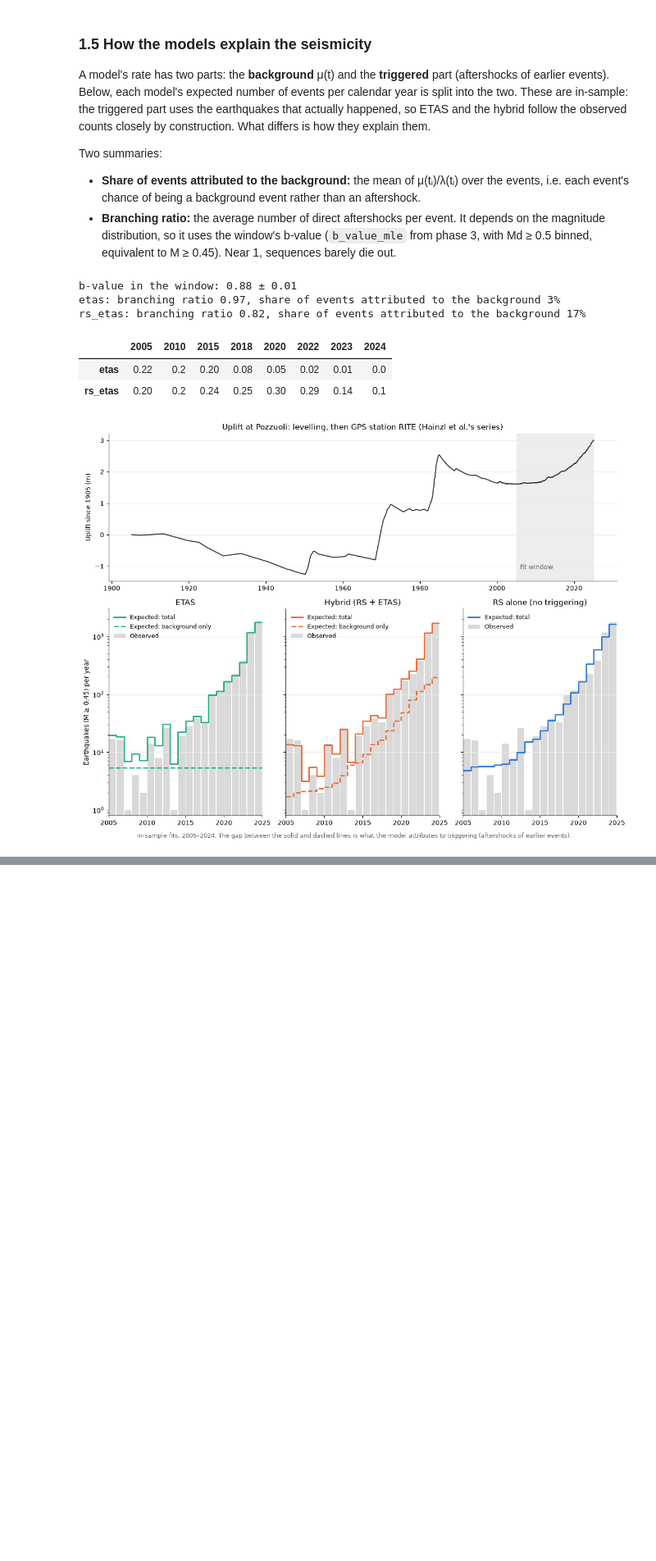
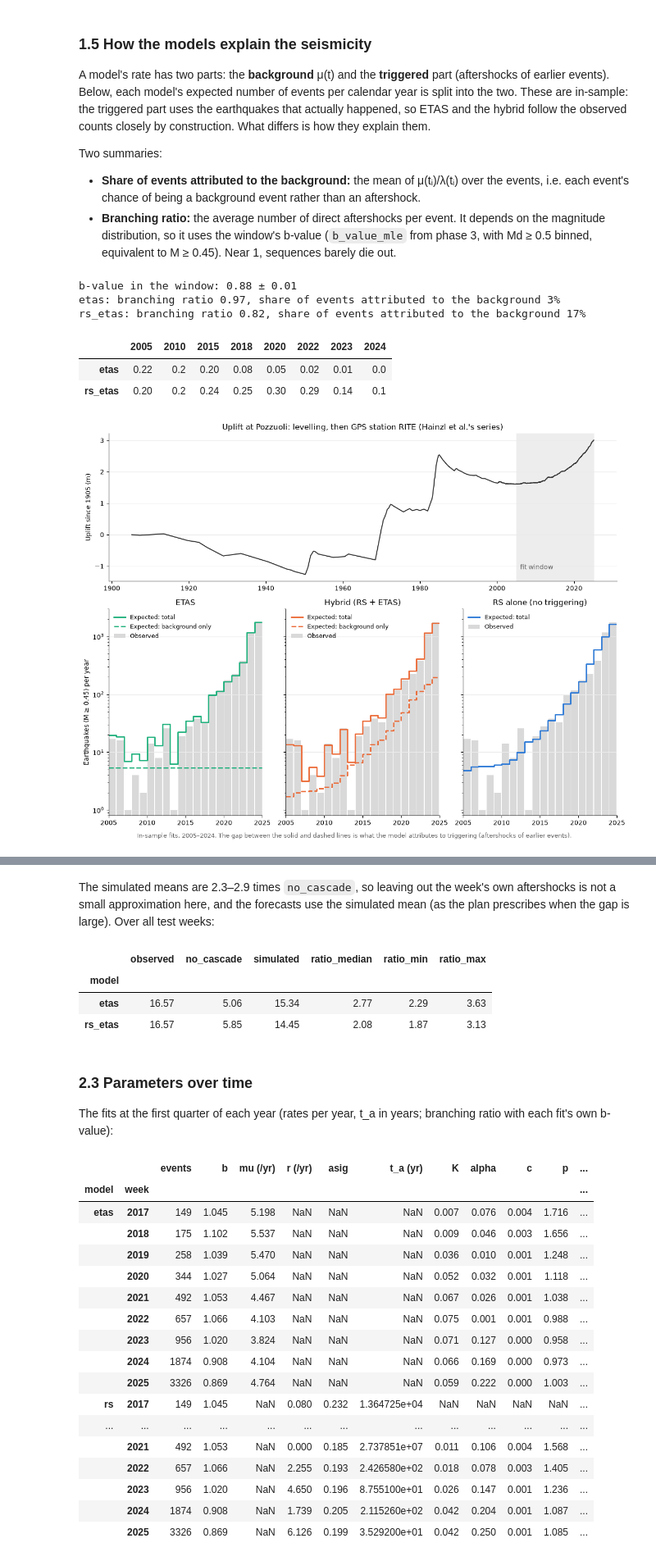
Before and after one commit to PatrickBolton/flegrei-seismicity, a Jupyter notebook: notebooks/06_physics_baselines.ipynb, the cells around one changed output, grey strips where cells are left out. Shown at 82% size. Saved outputs shown, nothing was run; the diff lists cells and outputs as text; code cells hidden in the pictures; blank space fills up the shorter version.

```diff
--- a/notebooks/06_physics_baselines.ipynb
+++ b/notebooks/06_physics_baselines.ipynb
@@ -292,0 +306,28 @@ These are in-sample fits on data to Feb 2025. Whether the hybrid's advantage sur
+# %%
+from src.evaluation import (add_horizon_targets, add_threshold_targets, distribution_scores,
+                            nb_probability_at_least_one, paired_difference, probability_report, rolling_dispersion,
+                            walk_forward, weekly_poisson_deviance)
+from src.experiments import MAIN, run, run_physics
+from src.features import build_features
+from src.models import share_large
+from src.completeness import b_value_mle
+from src.physics import (check_no_lookahead, make_physics_forecaster, physics_events, rite_offset, to_mjd,
+                         uplift_series)
+
+catalogue = pd.read_parquet("../data/processed/catalogue.parquet")
+gps = pd.read_parquet("../data/processed/gps_daily.parquet")
+# The same weekly table as notebook 05 (it runs to late January 2026 for the 4-week targets).
+table = build_features(catalogue, gps, "2005-01-03", "2026-01-25")
+table = add_threshold_targets(add_horizon_targets(table, 4), catalogue, 2.5, "25")
+our_events = physics_events(catalogue)
+our_uplift = uplift_series(uplift, gps)
+print(f"Events (binned Md ≥ 0.6): {len(our_events)}; RITE offset {rite_offset(uplift, gps):.4f} m; "
+      f"uplift to {to_time(our_uplift['mjd'].iloc[-1]):%Y-%m-%d} ({our_uplift['uplift'].iloc[-1]:.2f} m)")
+
+FORECAST_START, TEST_START, TEST_END, STEADY_START = "2017-01-02", "2020-01-06", "2025-12-22", "2024-01-01"
+part1 = run(table, MAIN, FORECAST_START, TEST_END)  # cached by notebook 05
+physics = run_physics(table, our_events, our_uplift, FORECAST_START, TEST_END)
+counts = pd.concat([part1["counts"], physics["counts"]], axis=1)
+test = table.loc[TEST_START:TEST_END]
+periods = {"2020–2025": np.ones(len(test), bool), "2024–2025": test.index >= STEADY_START}
+print(f"Count forecasters: {list(counts.columns)}")
@@ -292,0 +406,45 @@ These are in-sample fits on data to Feb 2025. Whether the hybrid's advantage sur
+# %% [markdown]
+The simulated means are 2.3–2.9 times `no_cascade`, so leaving out the week's own aftershocks is not a small approximation here, and the forecasts use the simulated mean (as the plan prescribes when the gap is large). Over all test weeks:
+# %%
+w = physics["weeks"].set_index("week")
+w = w[(w.index >= TEST_START) & (w["model"] != "rs")]
+w["ratio"] = w["expected"] / w["no_cascade"]
+w["observed"] = table["count"].reindex(w.index).to_numpy()
+w.groupby("model").agg(observed=("observed", "mean"), no_cascade=("no_cascade", "mean"), simulated=("expected", "mean"),
+                       ratio_median=("ratio", "median"), ratio_min=("ratio", "min"), ratio_max=("ratio", "max")).round(2)
+# %% [output]
+|  | observed | no_cascade | simulated | ratio_median | ratio_min | ratio_max |
+| model |  |  |  |  |  |  |
+| etas | 16.57 | 5.06 | 15.34 | 2.77 | 2.29 | 3.63 |
+| rs_etas | 16.57 | 5.85 | 14.45 | 2.08 | 1.87 | 3.13 |
+# %% [markdown]
+### 2.3 Parameters over time
+
+The fits at the first quarter of each year (rates per year, t_a in years; branching ratio with each fit's own b-value):
+# %%
+f = physics["fits"].copy()
+f = f[f["week"].dt.month <= 3].groupby(["model", f["week"].dt.year]).first()
+f["branching"] = [branching_ratio(row, row["b"]) if row.name[0] != "rs" else np.nan for _, row in f.iterrows()]
+f["mu (/yr)"] = f["mu"] * DAYS_PER_YEAR
+f["r (/yr)"] = f["r"] * DAYS_PER_YEAR
+f["t_a (yr)"] = f["ta"] / DAYS_PER_YEAR
+f[["events", "b", "mu (/yr)", "r (/yr)", "asig", "t_a (yr)", "K", "alpha", "c", "p", "branching"]].round(3)
+# %% [output]
+|  |  | events | b | mu (/yr) | r (/yr) | asig | t_a (yr) | K | alpha | c | p | ... |
+| model | week |  |  |  |  |  |  |  |  |  |  | ... |
+| etas | 2017 | 149 | 1.045 | 5.198 | NaN | NaN | NaN | 0.007 | 0.076 | 0.004 | 1.716 | ... |
+|  | 2018 | 175 | 1.102 | 5.537 | NaN | NaN | NaN | 0.009 | 0.046 | 0.003 | 1.656 | ... |
+|  | 2019 | 258 | 1.039 | 5.470 | NaN | NaN | NaN | 0.036 | 0.010 | 0.001 | 1.248 | ... |
+|  | 2020 | 344 | 1.027 | 5.064 | NaN | NaN | NaN | 0.052 | 0.032 | 0.001 | 1.118 | ... |
+|  | 2021 | 492 | 1.053 | 4.467 | NaN | NaN | NaN | 0.067 | 0.026 | 0.001 | 1.038 | ... |
+|  | 2022 | 657 | 1.066 | 4.103 | NaN | NaN | NaN | 0.075 | 0.001 | 0.001 | 0.988 | ... |
+|  | 2023 | 956 | 1.020 | 3.824 | NaN | NaN | NaN | 0.071 | 0.127 | 0.000 | 0.958 | ... |
+|  | 2024 | 1874 | 0.908 | 4.104 | NaN | NaN | NaN | 0.066 | 0.169 | 0.000 | 0.973 | ... |
+|  | 2025 | 3326 | 0.869 | 4.764 | NaN | NaN | NaN | 0.059 | 0.222 | 0.000 | 1.003 | ... |
+| rs | 2017 | 149 | 1.045 | NaN | 0.080 | 0.232 | 1.364725e+04 | NaN | NaN | NaN | NaN | ... |
+| ... | ... | ... | ... | ... | ... | ... | ... | ... | ... | ... | ... | ... |
+|  | 2021 | 492 | 1.053 | NaN | 0.000 | 0.185 | 2.737851e+07 | 0.011 | 0.106 | 0.004 | 1.568 | ... |
+|  | 2022 | 657 | 1.066 | NaN | 2.255 | 0.193 | 2.426580e+02 | 0.018 | 0.078 | 0.003 | 1.405 | ... |
+|  | 2023 | 956 | 1.020 | NaN | 4.650 | 0.196 | 8.755100e+01 | 0.026 | 0.147 | 0.001 | 1.236 | ... |
+|  | 2024 | 1874 | 0.908 | NaN | 1.739 | 0.205 | 2.115260e+02 | 0.042 | 0.204 | 0.001 | 1.087 | ... |
+|  | 2025 | 3326 | 0.869 | NaN | 6.126 | 0.199 | 3.529200e+01 | 0.042 | 0.250 | 0.001 | 1.085 | ... |
```
Also changed, not shown: parts of 18 cells of this notebook, 2 other files.
